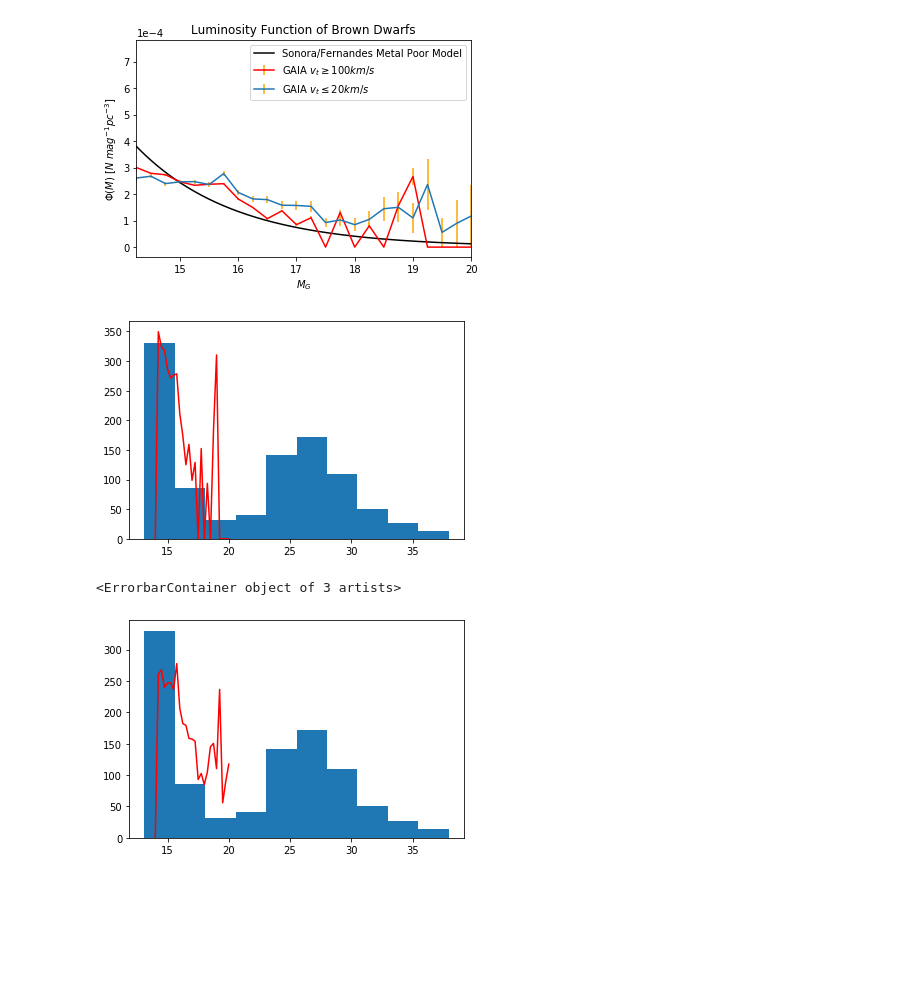
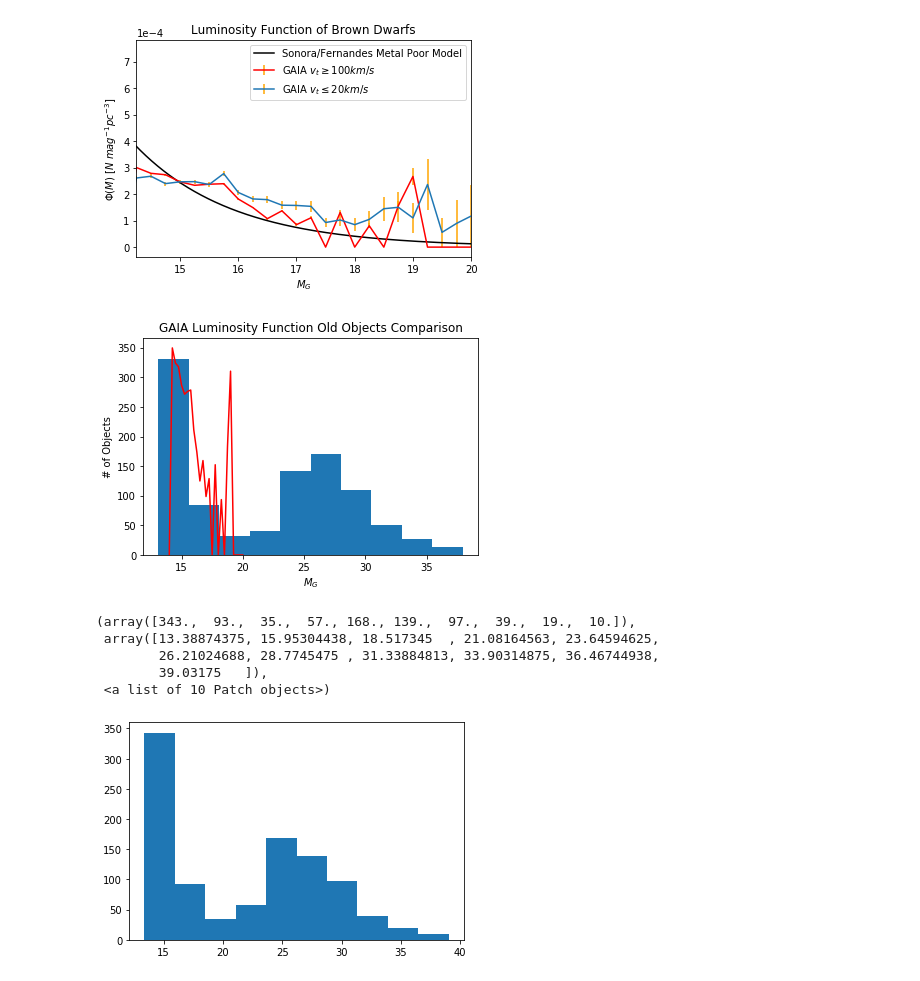
Before and after one commit to dhilligo/BDwarfLumFunction, a Jupyter notebook: GCNS Table Analysis.ipynb, the cells around one changed output. Saved outputs shown, nothing was run; the diff lists cells and outputs as text; code cells hidden in the pictures; blank space fills up the shorter version.

```diff
--- a/GCNS Table Analysis.ipynb
+++ b/GCNS Table Analysis.ipynb
@@ -763,14 +766,21 @@ plt.legend(loc='best')
 # %%
 plt.hist(Mg)
 plt.errorbar(bins1, 1e7*lf_spacedensity3,c="red", yerr=y_error,ecolor='orange',label=r"$v_t\geq100km/s$")
 #plt.hist(1e7*lf_spacedensity3)
+plt.xlabel(r'$M_{G}$')
+plt.ylabel("# of Objects")
+plt.title("GAIA Luminosity Function Old Objects Comparison")
 plt.show()
 # %% [output]
-[figure, old version]
+[figure, new version]
 # %%
-plt.hist(Mg)
-plt.errorbar(bins2, 1e6*lf_spacedensity4,c="red", yerr=y_error,ecolor='orange',label=r"$v_t\geq100km/s$")
+plt.hist(Mg1)
+#plt.errorbar(bins2, 1e6*lf_spacedensity4,c="red", yerr=y_error,ecolor='orange',label=r"$v_t\geq100km/s$")
 # %% [output]
-<ErrorbarContainer object of 3 artists>
+(array([343.,  93.,  35.,  57., 168., 139.,  97.,  39.,  19.,  10.]),
+ array([13.38874375, 15.95304438, 18.517345  , 21.08164563, 23.64594625,
+        26.21024688, 28.7745475 , 31.33884813, 33.90314875, 36.46744938,
+        39.03175   ]),
+ <a list of 10 Patch objects>)
-[figure, old version]
+[figure, new version]
 # %%
```
Also changed, not shown: parts of 15 cells of this notebook.
